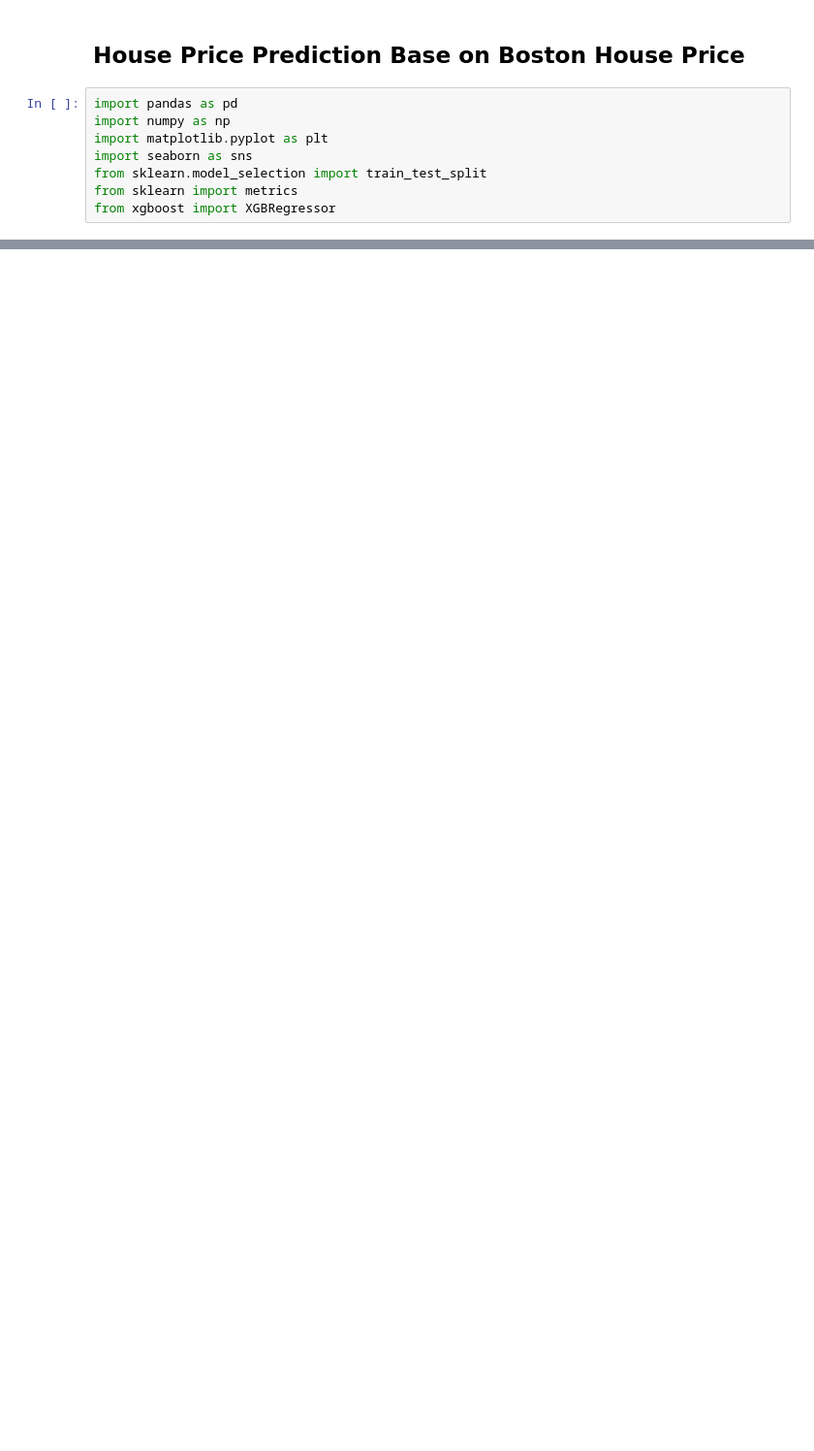
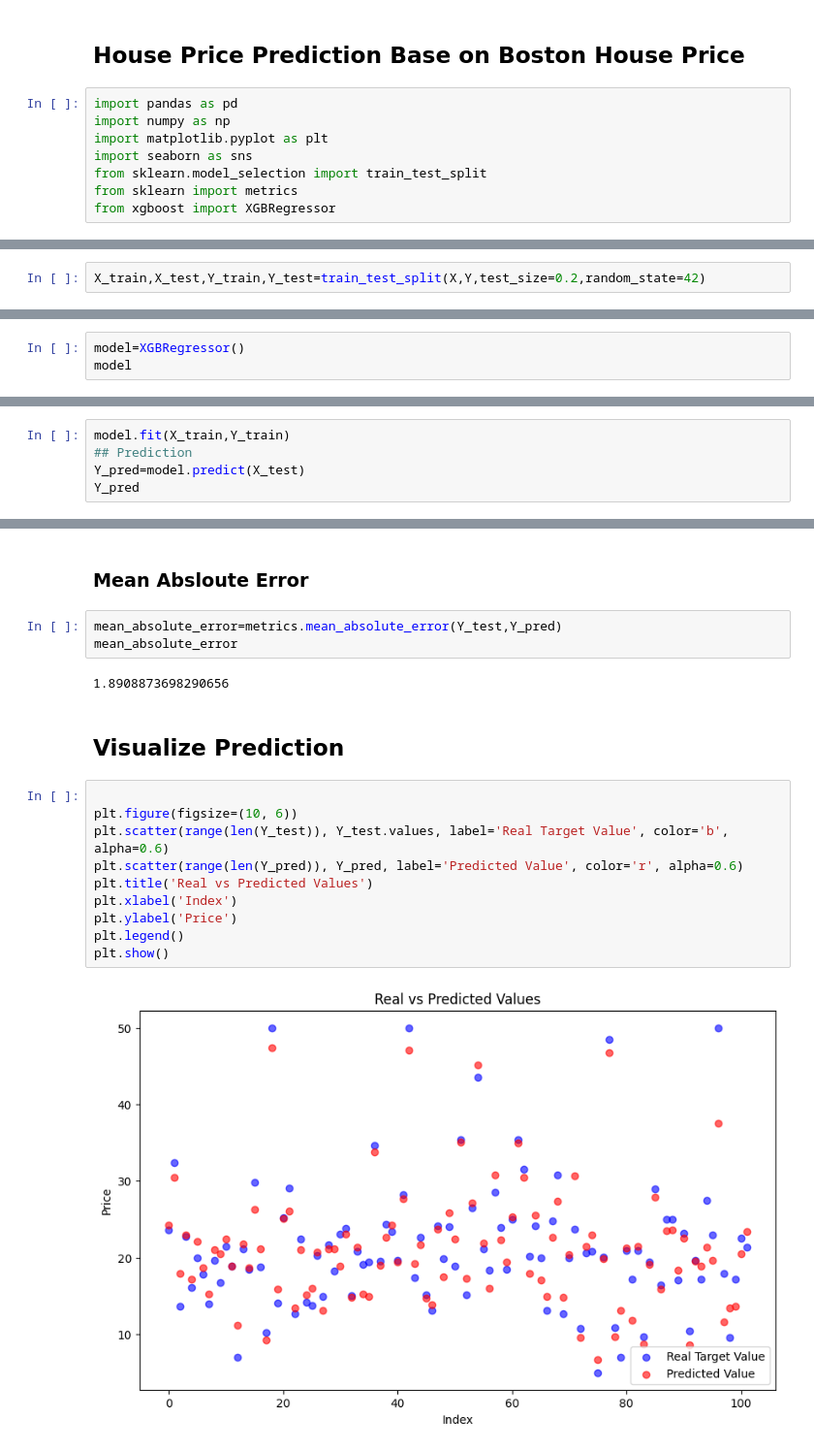
Before and after one commit to amirhajif/House-Price-Prediction, a Jupyter notebook: main.ipynb, the cells around one changed output, grey strips where cells are left out. Shown at 97% size. Cells and saved outputs as stored; diff of their text form; blank space fills up the shorter version.

```diff
--- a/main.ipynb
+++ b/main.ipynb
@@ -27,0 +105,2 @@ data
+# %%
+X_train,X_test,Y_train,Y_test=train_test_split(X,Y,test_size=0.2,random_state=42)
@@ -27,0 +109,3 @@ data
+# %%
+model=XGBRegressor()
+model
@@ -27,0 +124,5 @@ data
+# %%
+model.fit(X_train,Y_train)
+## Prediction
+Y_pred=model.predict(X_test)
+Y_pred
@@ -27,0 +156,21 @@ data
+# %% [markdown]
+### Mean Absloute Error
+# %%
+mean_absolute_error=metrics.mean_absolute_error(Y_test,Y_pred)
+mean_absolute_error
+# %% [output]
+1.8908873698290656
+# %% [markdown]
+## Visualize Prediction
+# %%
+
+plt.figure(figsize=(10, 6))
+plt.scatter(range(len(Y_test)), Y_test.values, label='Real Target Value', color='b', alpha=0.6)
+plt.scatter(range(len(Y_pred)), Y_pred, label='Predicted Value', color='r', alpha=0.6)
+plt.title('Real vs Predicted Values')
+plt.xlabel('Index')
+plt.ylabel('Price')
+plt.legend()
+plt.show()
+# %% [output]
+[figure, added]
```
Also changed, not shown: parts of 17 cells of this notebook.
